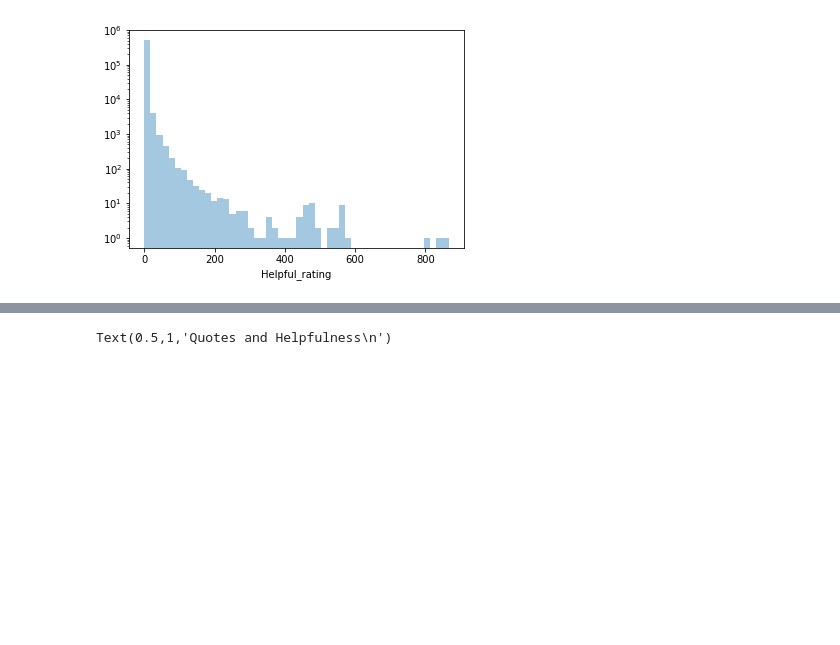
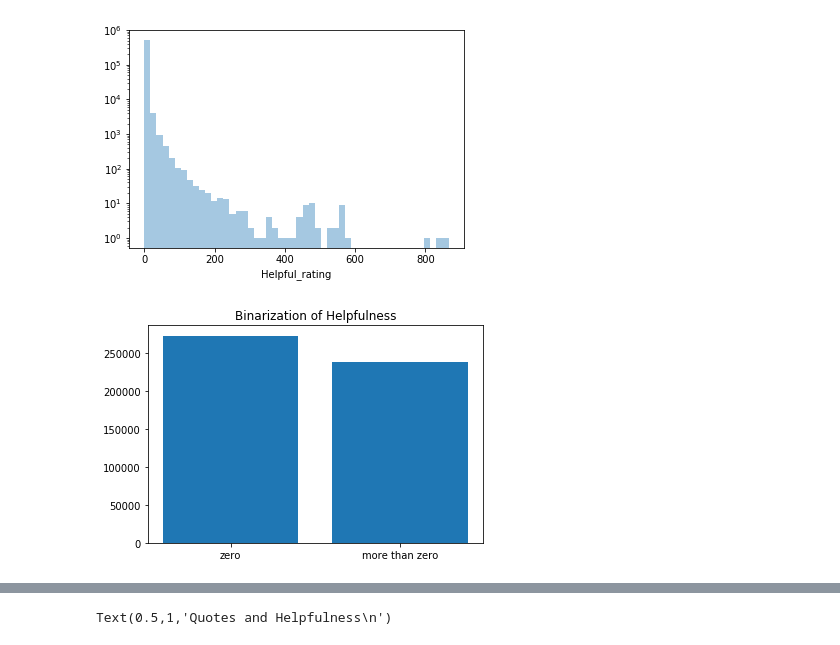
Before and after one commit to jonwithers/amazon-reviews, a Jupyter notebook: EDA.ipynb, the cells around one changed output, grey strips where cells are left out. Saved outputs shown, nothing was run; the diff lists cells and outputs as text; code cells hidden in the pictures; blank space fills up the shorter version.

```diff
--- a/EDA.ipynb
+++ b/EDA.ipynb
@@ -198,5 +206,13 @@ sns.distplot(df['Helpful_rating'], kde = False, hist_kws={'log': True})
 [figure]
 # %%
 df['helpful_not_zero'] = df['Helpful_rating'].map(lambda x: 1 if x != 0 else 0)
+
+plt.bar(x = df.groupby('helpful_not_zero')['Summary'].count().index,
+        height = df.groupby('helpful_not_zero')['Summary'].count().values)
+plt.xticks([0,1], ['zero', 'more than zero'])
+plt.title("Binarization of Helpfulness")
+plt.show()
+# %% [output]
+[figure, added]
 # %%
 df['score_5'] = df['Score'].map(lambda x: 1 if x == 5 else 0)
```
Also changed, not shown: parts of 54 cells of this notebook, 4 other files.
